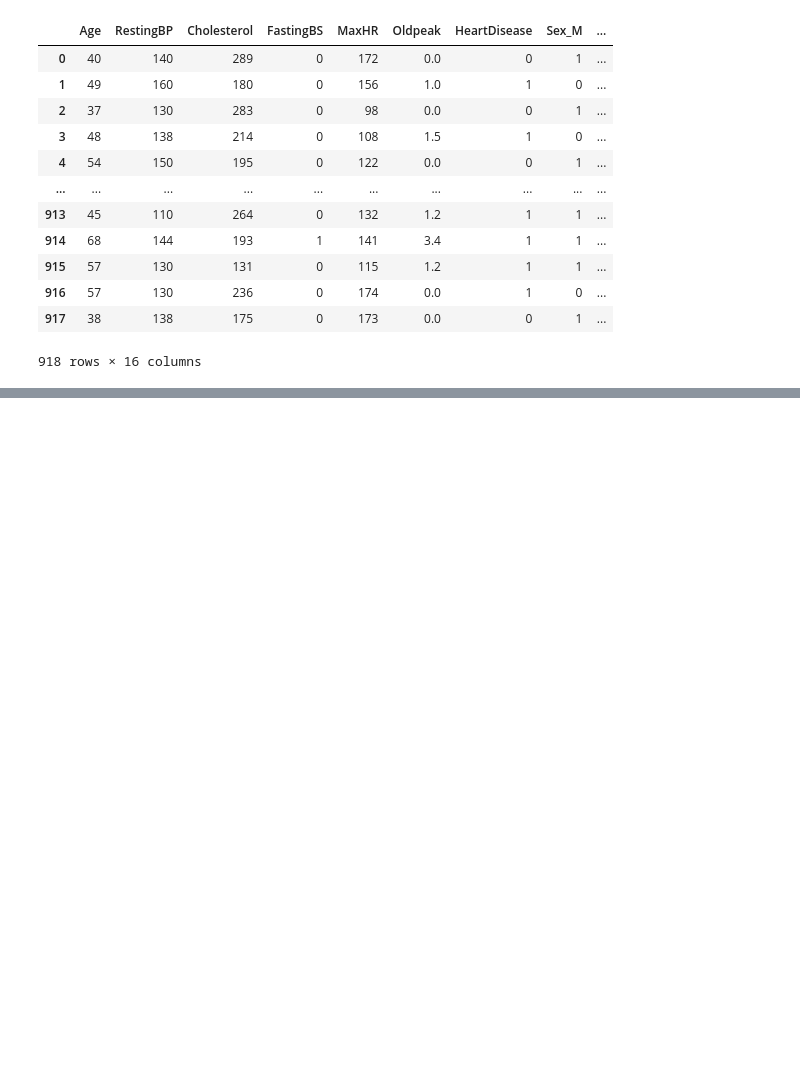
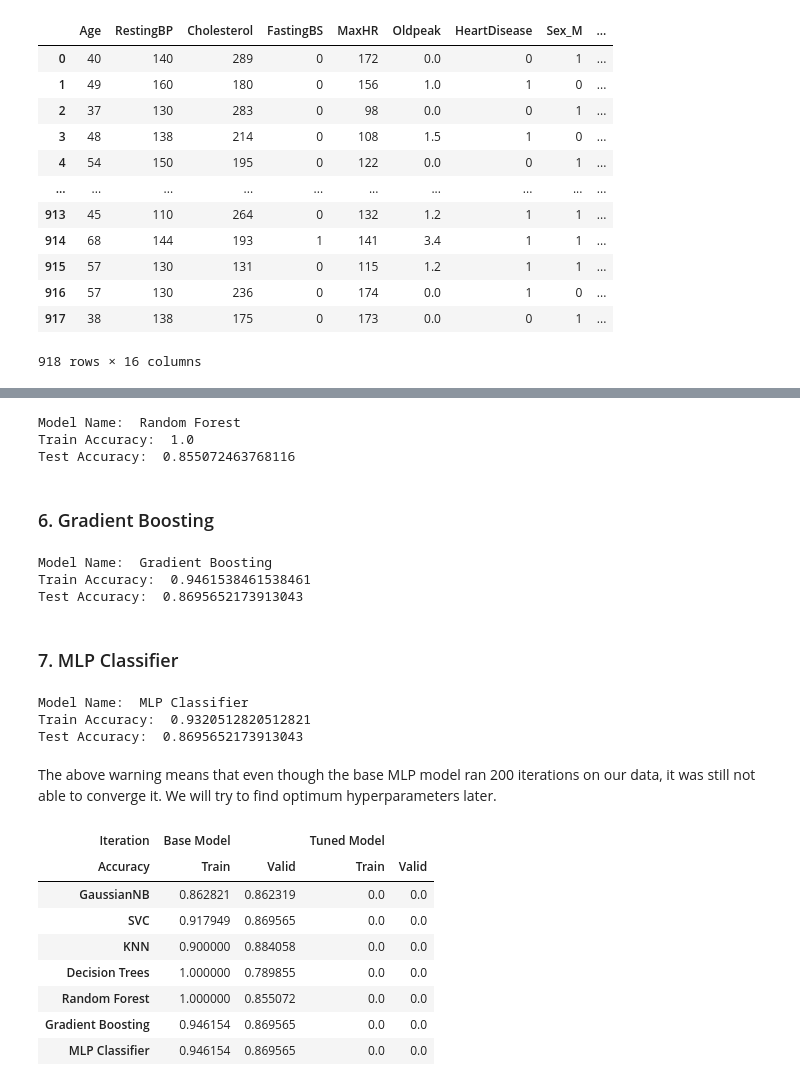
Before and after one commit to SupreetSinghDhillon/Heart-diease-Prediction, a Jupyter notebook: 03. Machine Learning.ipynb, the cells around one changed output, grey strips where cells are left out. Drawn from its saved outputs; the diff is of its cells as text; code cells hidden in the pictures; blank space fills up the shorter version.

```diff
--- a/03. Machine Learning.ipynb
+++ b/03. Machine Learning.ipynb
@@ -153,0 +232,54 @@ Test Accuracy:  0.8623188405797102
+# %%
+# Initiate model
+model = RandomForestClassifier()
+
+# Train model
+train, valid = train_model(model, "Random Forest", X_train_scaled,  y_train, X_test_scaled, y_test)
+scores.loc['Random Forest', ['Base Model'][0]].loc['Train'] = train
+scores.loc['Random Forest', ['Base Model'][0]].loc['Valid'] = valid
+# %% [output]
+Model Name:  Random Forest
+Train Accuracy:  1.0
+Test Accuracy:  0.855072463768116
+# %% [markdown]
+### 6. Gradient Boosting
+# %%
+# Initiate model
+model = GradientBoostingClassifier()
+
+# Train model
+train, valid = train_model(model, "Gradient Boosting", X_train_scaled, y_train, X_test_scaled, y_test)
+scores.loc['Gradient Boosting', ['Base Model'][0]].loc['Train'] = train
+scores.loc['Gradient Boosting', ['Base Model'][0]].loc['Valid'] = valid
+# %% [output]
+Model Name:  Gradient Boosting
+Train Accuracy:  0.9461538461538461
+Test Accuracy:  0.8695652173913043
+# %% [markdown]
+### 7. MLP Classifier
+# %%
+# Initiate Model
+model = MLPClassifier()
+
+# Train Model
+train_model(model, "MLP Classifier", X_train_scaled, y_train, X_test_scaled, y_test)
+scores.loc['MLP Classifier', ['Base Model'][0]].loc['Train'] = train
+scores.loc['MLP Classifier', ['Base Model'][0]].loc['Valid'] = valid
+# %% [output]
+Model Name:  MLP Classifier
+Train Accuracy:  0.9320512820512821
+Test Accuracy:  0.8695652173913043
+# %% [markdown]
+The above warning means that even though the base MLP model ran 200 iterations on our data, it was still not able to converge it. We will try to find optimum hyperparameters later.
+# %%
+scores
+# %% [output]
+| Iteration | Base Model |  | Tuned Model |  |
+| Accuracy | Train | Valid | Train | Valid |
+| GaussianNB | 0.862821 | 0.862319 | 0.0 | 0.0 |
+| SVC | 0.917949 | 0.869565 | 0.0 | 0.0 |
+| KNN | 0.900000 | 0.884058 | 0.0 | 0.0 |
+| Decision Trees | 1.000000 | 0.789855 | 0.0 | 0.0 |
+| Random Forest | 1.000000 | 0.855072 | 0.0 | 0.0 |
+| Gradient Boosting | 0.946154 | 0.869565 | 0.0 | 0.0 |
+| MLP Classifier | 0.946154 | 0.869565 | 0.0 | 0.0 |
```
Also changed, not shown: parts of 36 cells of this notebook, 6 other files.
